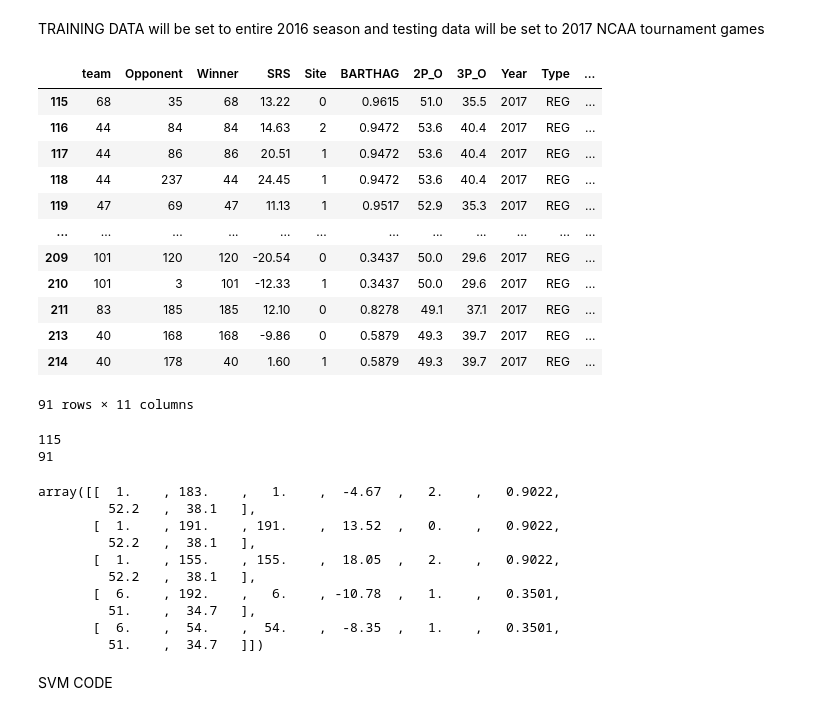
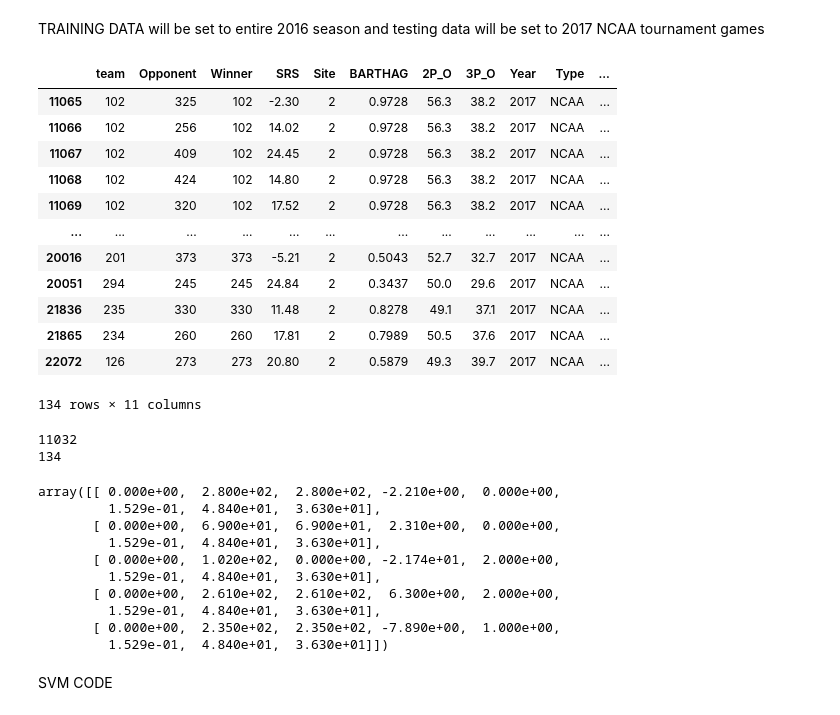
Before and after one commit to ktian9/svm-cs490, a Jupyter notebook: svm_notebook_v2.ipynb, the cells around one changed output. Drawn from its saved outputs; the diff is of its cells as text; code cells hidden in the pictures.

```diff
--- a/svm_notebook_v2.ipynb
+++ b/svm_notebook_v2.ipynb
@@ -214,23 +215,23 @@ Extract any features that have high correlation.
 TRAINING DATA will be set to entire 2016 season and testing data will be set to 2017 NCAA tournament games
 # %%
 training_set = converted_season.loc[converted_season["Year"] == 2016] # training set
-testing_set = converted_season.loc[(converted_season["Year"] == 2017) & (converted_season["Type"] == "REG")] # testing set
+testing_set = converted_season.loc[(converted_season["Year"] == 2017) & (converted_season["Type"] == "NCAA")] # testing set
 
 testing_set
 # %% [output]
 |  | team | Opponent | Winner | SRS | Site | BARTHAG | 2P_O | 3P_O | Year | Type | ... |
-| 115 | 68 | 35 | 68 | 13.22 | 0 | 0.9615 | 51.0 | 35.5 | 2017 | REG | ... |
-| 116 | 44 | 84 | 84 | 14.63 | 2 | 0.9472 | 53.6 | 40.4 | 2017 | REG | ... |
-| 117 | 44 | 86 | 86 | 20.51 | 1 | 0.9472 | 53.6 | 40.4 | 2017 | REG | ... |
-| 118 | 44 | 237 | 44 | 24.45 | 1 | 0.9472 | 53.6 | 40.4 | 2017 | REG | ... |
-| 119 | 47 | 69 | 47 | 11.13 | 1 | 0.9517 | 52.9 | 35.3 | 2017 | REG | ... |
+| 11065 | 102 | 325 | 102 | -2.30 | 2 | 0.9728 | 56.3 | 38.2 | 2017 | NCAA | ... |
+| 11066 | 102 | 256 | 102 | 14.02 | 2 | 0.9728 | 56.3 | 38.2 | 2017 | NCAA | ... |
+| 11067 | 102 | 409 | 102 | 24.45 | 2 | 0.9728 | 56.3 | 38.2 | 2017 | NCAA | ... |
+| 11068 | 102 | 424 | 102 | 14.80 | 2 | 0.9728 | 56.3 | 38.2 | 2017 | NCAA | ... |
+| 11069 | 102 | 320 | 102 | 17.52 | 2 | 0.9728 | 56.3 | 38.2 | 2017 | NCAA | ... |
 | ... | ... | ... | ... | ... | ... | ... | ... | ... | ... | ... | ... |
-| 209 | 101 | 120 | 120 | -20.54 | 0 | 0.3437 | 50.0 | 29.6 | 2017 | REG | ... |
-| 210 | 101 | 3 | 101 | -12.33 | 1 | 0.3437 | 50.0 | 29.6 | 2017 | REG | ... |
-| 211 | 83 | 185 | 185 | 12.10 | 0 | 0.8278 | 49.1 | 37.1 | 2017 | REG | ... |
-| 213 | 40 | 168 | 168 | -9.86 | 0 | 0.5879 | 49.3 | 39.7 | 2017 | REG | ... |
-| 214 | 40 | 178 | 40 | 1.60 | 1 | 0.5879 | 49.3 | 39.7 | 2017 | REG | ... |
+| 20016 | 201 | 373 | 373 | -5.21 | 2 | 0.5043 | 52.7 | 32.7 | 2017 | NCAA | ... |
+| 20051 | 294 | 245 | 245 | 24.84 | 2 | 0.3437 | 50.0 | 29.6 | 2017 | NCAA | ... |
+| 21836 | 235 | 330 | 330 | 11.48 | 2 | 0.8278 | 49.1 | 37.1 | 2017 | NCAA | ... |
+| 21865 | 234 | 260 | 260 | 17.81 | 2 | 0.7989 | 50.5 | 37.6 | 2017 | NCAA | ... |
+| 22072 | 126 | 273 | 273 | 20.80 | 2 | 0.5879 | 49.3 | 39.7 | 2017 | NCAA | ... |
-91 rows × 11 columns
+134 rows × 11 columns
 # %%
 training_set = training_set.drop(["Year", "Type"], axis=1) #drop year and type as they are not used for predictions only for data selection
 testing_set = testing_set.drop(["Year", "Type"], axis=1)
@@ -242,18 +243,18 @@ print(len(X_train))
 print(len(X_test))
 X_train[:5]
 # %% [output]
-115
-91
+11032
+134
-array([[  1.    , 183.    ,   1.    ,  -4.67  ,   2.    ,   0.9022,
-         52.2   ,  38.1   ],
-       [  1.    , 191.    , 191.    ,  13.52  ,   0.    ,   0.9022,
-         52.2   ,  38.1   ],
-       [  1.    , 155.    , 155.    ,  18.05  ,   2.    ,   0.9022,
-         52.2   ,  38.1   ],
-       [  6.    , 192.    ,   6.    , -10.78  ,   1.    ,   0.3501,
-         51.    ,  34.7   ],
-       [  6.    ,  54.    ,  54.    ,  -8.35  ,   1.    ,   0.3501,
-         51.    ,  34.7   ]])
+array([[ 0.000e+00,  2.800e+02,  2.800e+02, -2.210e+00,  0.000e+00,
+         1.529e-01,  4.840e+01,  3.630e+01],
+       [ 0.000e+00,  6.900e+01,  6.900e+01,  2.310e+00,  0.000e+00,
+         1.529e-01,  4.840e+01,  3.630e+01],
+       [ 0.000e+00,  1.020e+02,  0.000e+00, -2.174e+01,  2.000e+00,
+         1.529e-01,  4.840e+01,  3.630e+01],
+       [ 0.000e+00,  2.610e+02,  2.610e+02,  6.300e+00,  2.000e+00,
+         1.529e-01,  4.840e+01,  3.630e+01],
+       [ 0.000e+00,  2.350e+02,  2.350e+02, -7.890e+00,  1.000e+00,
+         1.529e-01,  4.840e+01,  3.630e+01]])
 # %%
 Y_train=training_set["team_game_win"].values
 Y_test = testing_set["team_game_win"].values
```
Also changed, not shown: parts of 11 cells of this notebook.
